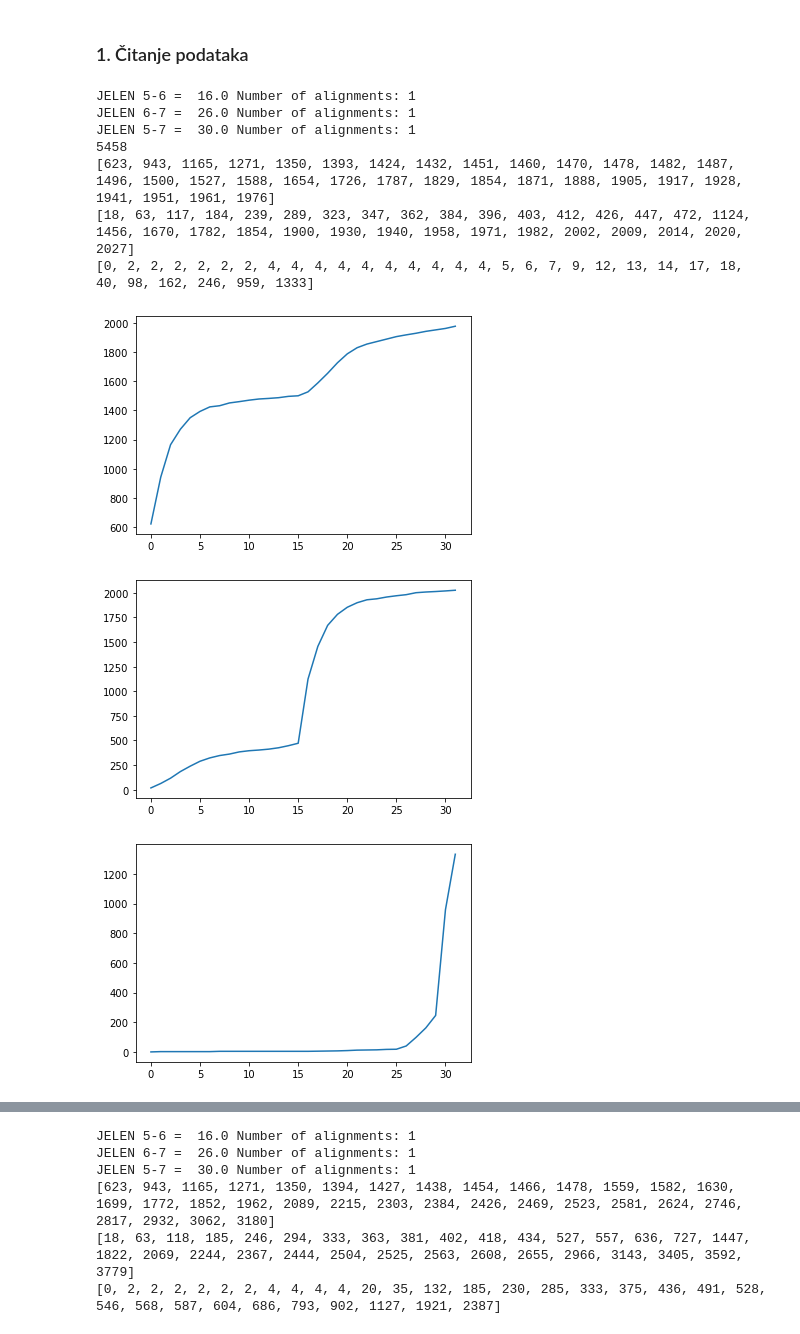
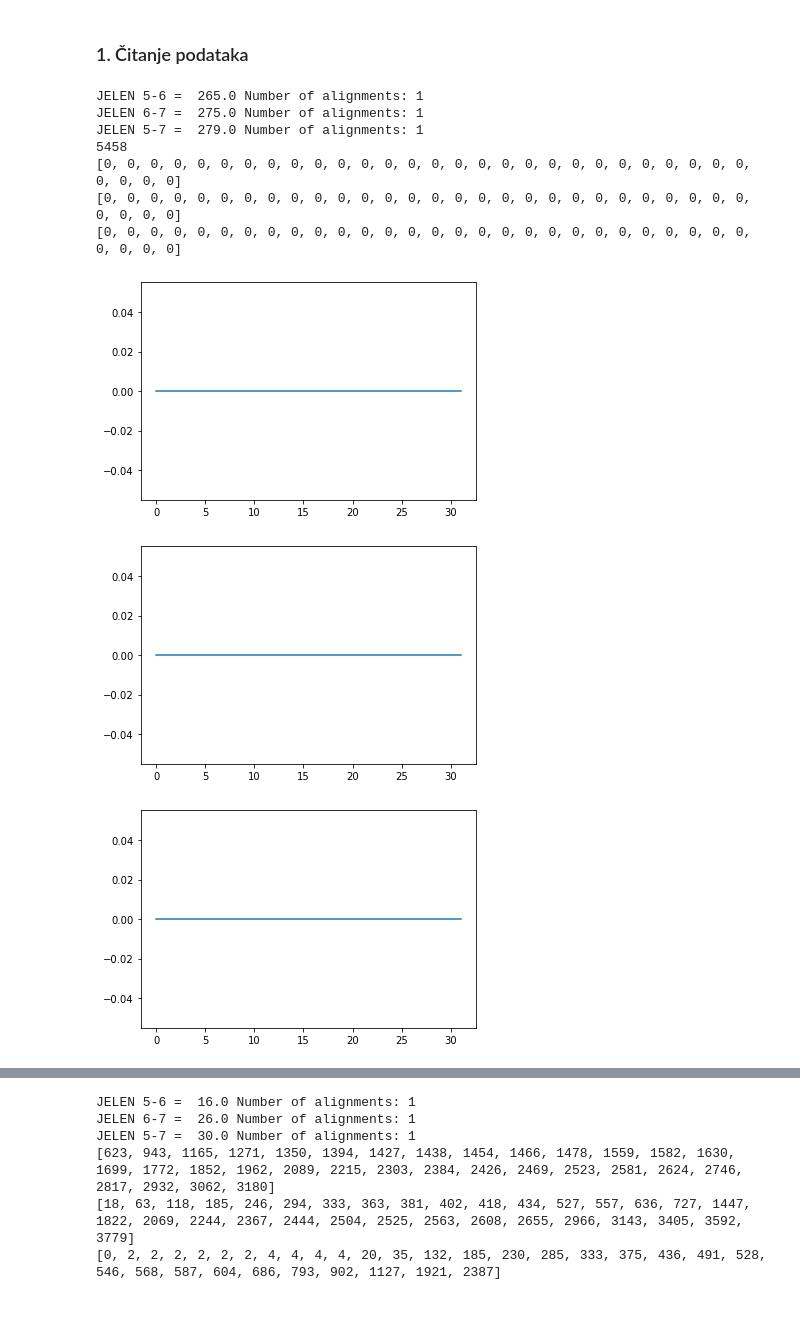
Before and after one commit to renato37/genome_clustering, a Jupyter notebook: genomeClustering.ipynb, the cells around one changed output, grey strips where cells are left out. Cells and saved outputs as stored; diff of their text form; code cells hidden in the pictures.

```diff
--- a/genomeClustering.ipynb
+++ b/genomeClustering.ipynb
@@ -25,46 +25,46 @@ from Bio import Align
 aligner = Align.PairwiseAligner()
 aligner.mode = 'global'
 
-aligner.match_score = 1
-#aligner.mismatch_score = 0.0
-aligner.open_gap_score = -1
-aligner.extend_gap_score = -1
-aligner.target_end_gap_score = 0
-aligner.query_end_gap_score = -0.5
+aligner.match_score = 0
+aligner.mismatch_score = -1
+aligner.open_gap_score = -10
+aligner.extend_gap_score = -10
+aligner.target_end_gap_score = -1
+aligner.query_end_gap_score = -1
 
 #print(aligner.query_end_gap_score)
 
 
 alignments = aligner.align(expected[0].seq,expected[1].seq)
 print("JELEN 5-6 = ",249-alignments[0].score, "Number of alignments: %d" % len(alignments))
 alignments = aligner.align(expected[1].seq,expected[2].seq)
 print("JELEN 6-7 = ",249-alignments[0].score, "Number of alignments: %d" % len(alignments))
 alignments = aligner.align(expected[0].seq,expected[2].seq)
 print("JELEN 5-7 = ",249-alignments[0].score, "Number of alignments: %d" % len(alignments))
 
 data = list(SeqIO.parse(pathFASTQ, "fastq"))
 print(len(data))
 
 for i in range(3):
     readings=[0] * 32
 
     for sequence in data:
         alignments = aligner.align(expected[i].seq,sequence.seq)
         distance= int(min(len(expected[i].seq),len(sequence.seq))-alignments[0].score)
         for k in range(32):
             if distance <=k:
                 readings[k]+=1
     print(readings)
     plt.subplots()
     plt.plot(readings)
 # %% [output]
-JELEN 5-6 =  16.0 Number of alignments: 1
-JELEN 6-7 =  26.0 Number of alignments: 1
-JELEN 5-7 =  30.0 Number of alignments: 1
+JELEN 5-6 =  265.0 Number of alignments: 1
+JELEN 6-7 =  275.0 Number of alignments: 1
+JELEN 5-7 =  279.0 Number of alignments: 1
 5458
-[623, 943, 1165, 1271, 1350, 1393, 1424, 1432, 1451, 1460, 1470, 1478, 1482, 1487, 1496, 1500, 1527, 1588, 1654, 1726, 1787, 1829, 1854, 1871, 1888, 1905, 1917, 1928, 1941, 1951, 1961, 1976]
-[18, 63, 117, 184, 239, 289, 323, 347, 362, 384, 396, 403, 412, 426, 447, 472, 1124, 1456, 1670, 1782, 1854, 1900, 1930, 1940, 1958, 1971, 1982, 2002, 2009, 2014, 2020, 2027]
-[0, 2, 2, 2, 2, 2, 2, 4, 4, 4, 4, 4, 4, 4, 4, 4, 4, 5, 6, 7, 9, 12, 13, 14, 17, 18, 40, 98, 162, 246, 959, 1333]
+[0, 0, 0, 0, 0, 0, 0, 0, 0, 0, 0, 0, 0, 0, 0, 0, 0, 0, 0, 0, 0, 0, 0, 0, 0, 0, 0, 0, 0, 0, 0, 0]
+[0, 0, 0, 0, 0, 0, 0, 0, 0, 0, 0, 0, 0, 0, 0, 0, 0, 0, 0, 0, 0, 0, 0, 0, 0, 0, 0, 0, 0, 0, 0, 0]
+[0, 0, 0, 0, 0, 0, 0, 0, 0, 0, 0, 0, 0, 0, 0, 0, 0, 0, 0, 0, 0, 0, 0, 0, 0, 0, 0, 0, 0, 0, 0, 0]
-[figure, old version]
+[figure, new version]
-[figure, old version]
+[figure, new version]
-[figure, old version]
+[figure, new version]
```
Also changed, not shown: parts of 7 cells of this notebook.
